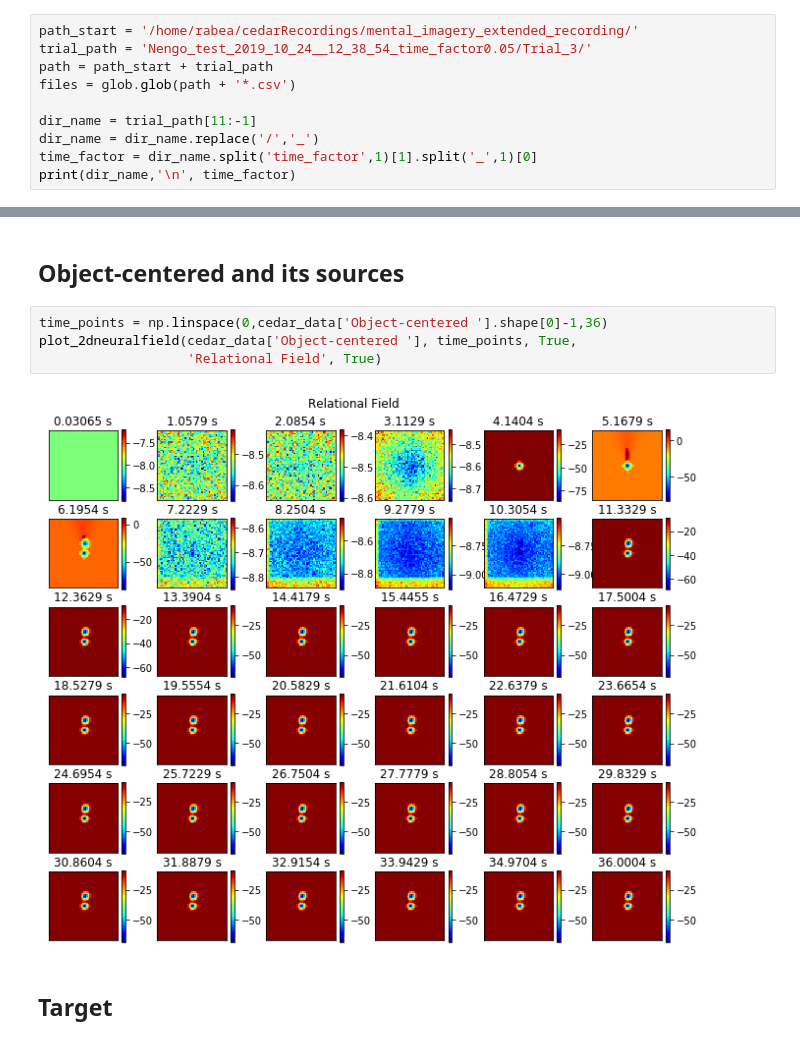
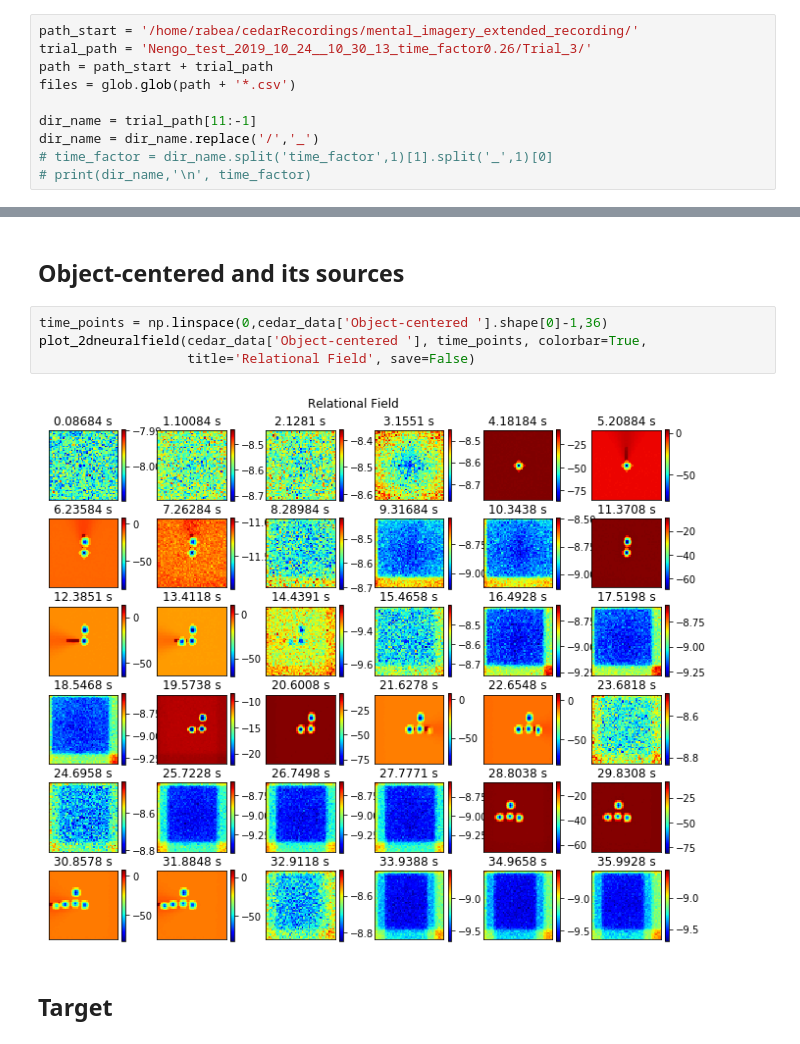
Before and after one commit to rturon/dft_in_nengo, a Jupyter notebook: notebooks/Plot_cedar_modules.ipynb, the cells around one changed output, grey strips where cells are left out. Saved outputs shown, nothing was run; the diff lists cells and outputs as text.

```diff
--- a/notebooks/Plot_cedar_modules.ipynb
+++ b/notebooks/Plot_cedar_modules.ipynb
@@ -7,10 +10,10 @@ import os
 # %%
 path_start = '/home/rabea/cedarRecordings/mental_imagery_extended_recording/'
-trial_path = 'Nengo_test_2019_10_24__12_38_54_time_factor0.05/Trial_3/'
+trial_path = 'Nengo_test_2019_10_24__10_30_13_time_factor0.26/Trial_3/'
 path = path_start + trial_path
 files = glob.glob(path + '*.csv')
 
 dir_name = trial_path[11:-1]
 dir_name = dir_name.replace('/','_')
-time_factor = dir_name.split('time_factor',1)[1].split('_',1)[0]
-print(dir_name,'\n', time_factor)
+# time_factor = dir_name.split('time_factor',1)[1].split('_',1)[0]
+# print(dir_name,'\n', time_factor)
@@ -164,10 +109,10 @@ plot_2dneuralfield(cedar_data['Indeterminent '], time_points, True, 'Spatial Sce
 ## Object-centered and its sources
 # %%
 time_points = np.linspace(0,cedar_data['Object-centered '].shape[0]-1,36)
-plot_2dneuralfield(cedar_data['Object-centered '], time_points, True,
-                   'Relational Field', True)
+plot_2dneuralfield(cedar_data['Object-centered '], time_points, colorbar=True,
+                   title='Relational Field', save=False)
 # %% [output]
-[figure, old version]
+[figure, new version]
 # %% [markdown]
 ## Target
 # %%
```
Also changed, not shown: parts of 10 cells of this notebook.
